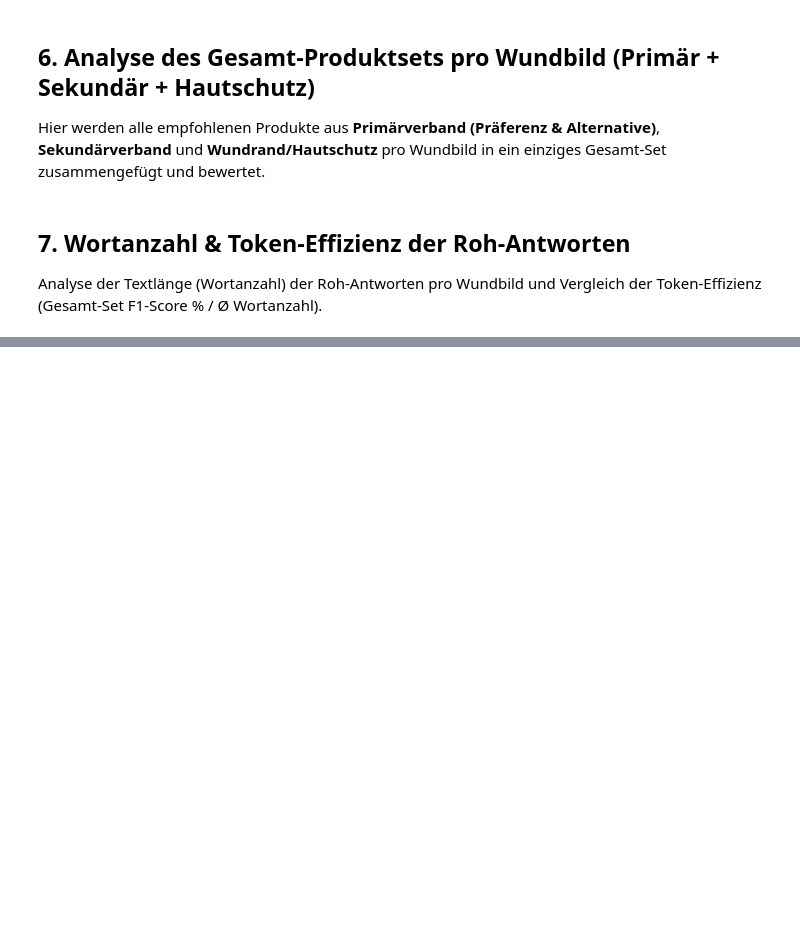
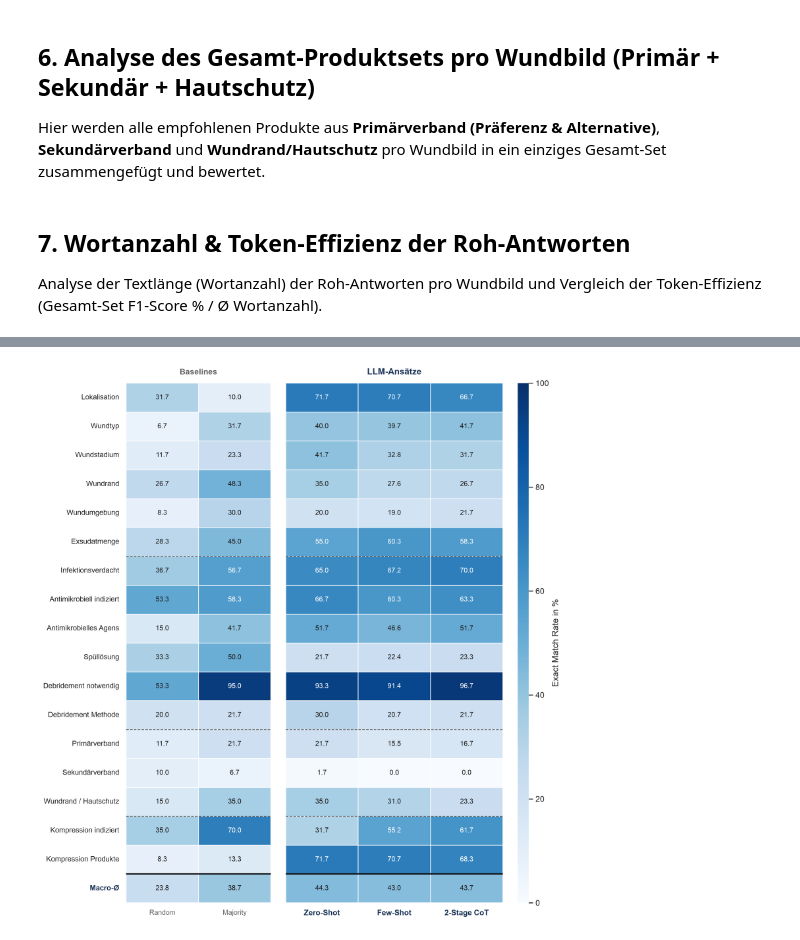
Before and after one commit to code-mert/masterarbeitmodell, a Jupyter notebook: notebooks/analyse_3prompts.ipynb, the cells around one changed output, grey strips where cells are left out. Drawn from its saved outputs; the diff is of its cells as text; code cells hidden in the pictures; blank space fills up the shorter version.

```diff
--- a/notebooks/analyse_3prompts.ipynb
+++ b/notebooks/analyse_3prompts.ipynb
@@ -130,0 +152,12 @@ display_word_count_table(
+# %%
+# Scientific Heatmap: Exact Match Rate in % (Baselines | LLM-Ansätze)
+plot_results_heatmap_general(
+    csv_path=CSV_PATH,
+    json_dir_zs=JSON_DIR_ZERO_SHOT,
+    json_dir_fs=JSON_DIR_FEW_SHOT,
+    json_dir_2s=JSON_DIR_TWO_STAGE,
+    metric_type="exact",
+    cmap="Blues"
+)
+# %% [output]
+[figure, added]
```
Also changed, not shown: parts of 17 cells of this notebook, 4 other files.
